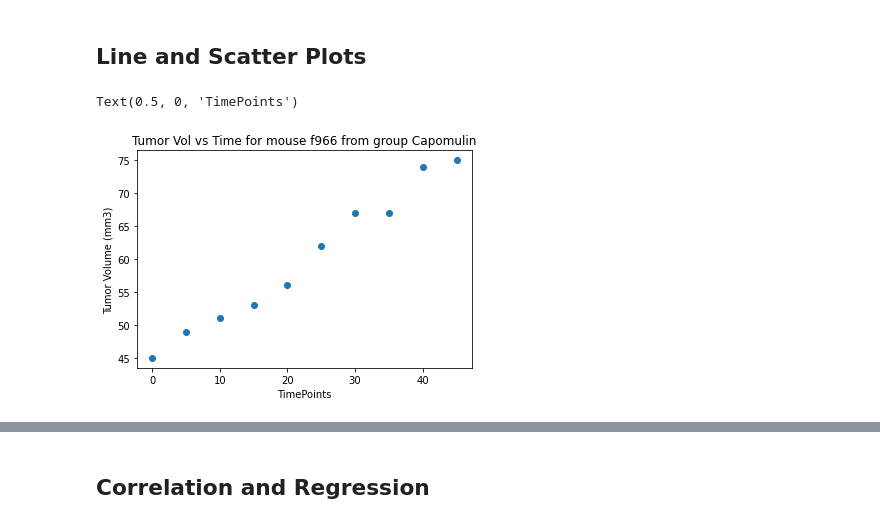
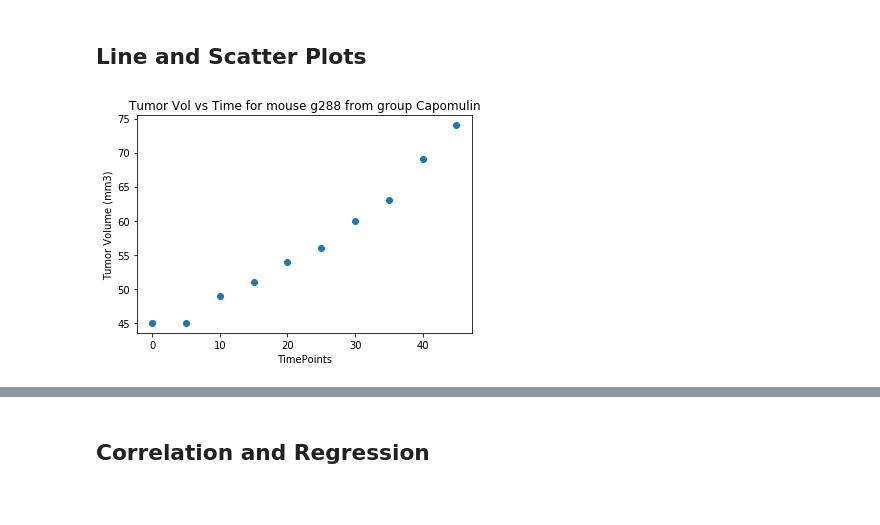
Before and after one commit to Zachariassis/Matplotlib-challenge, a Jupyter notebook: pymaceuticals_starter.ipynb, the cells around one changed output, grey strips where cells are left out. Drawn from its saved outputs; the diff is of its cells as text; code cells hidden in the pictures.

```diff
--- a/pymaceuticals_starter.ipynb
+++ b/pymaceuticals_starter.ipynb
@@ -289,23 +281,26 @@ ax.set_xticklabels(regimens)
 # %%
 # Generate a line plot of time point versus tumor volume for a mouse treated with Capomulin
 from random import randrange
 
+#Find random mouse from Capomulin
 ran=randrange(Final_Vol_selected[f"{val}_T{len(Times)-1}"].loc[Final_Vol_selected["Drug Regimen"]==regimens[0]].count())
 
+#Find mouse index
 mouse=Final_Vol_selected[f"{val}_T{len(Times)-1}"].loc[Final_Vol_selected["Drug Regimen"]==regimens[0]].reset_index().iloc[ran]
 mouse_index= int(mouse['index'])
 
+#make mouse dataframe for graph
 mouse_data=data_df.loc[data_df.index==mouse_index]
 mouse_data
-del m_data
 m_data=[]
 for x in range(len(Times)):
     m_data.append(int(mouse_data[f"{val}_T{x}"]))
 
+#graph results
 plt.scatter(Times,m_data)
 plt.ylabel("Tumor Volume (mm3)")
 plt.title(f'Tumor Vol vs Time for mouse {mouse_data["Mouse ID"].tolist()[0]} from group {regimens[0]}')
 plt.xlabel("TimePoints")
+plt.show()
 # %% [output]
-Text(0.5, 0, 'TimePoints')
-[figure, old version]
+[figure, new version]
```
Also changed, not shown: parts of 17 cells of this notebook.
